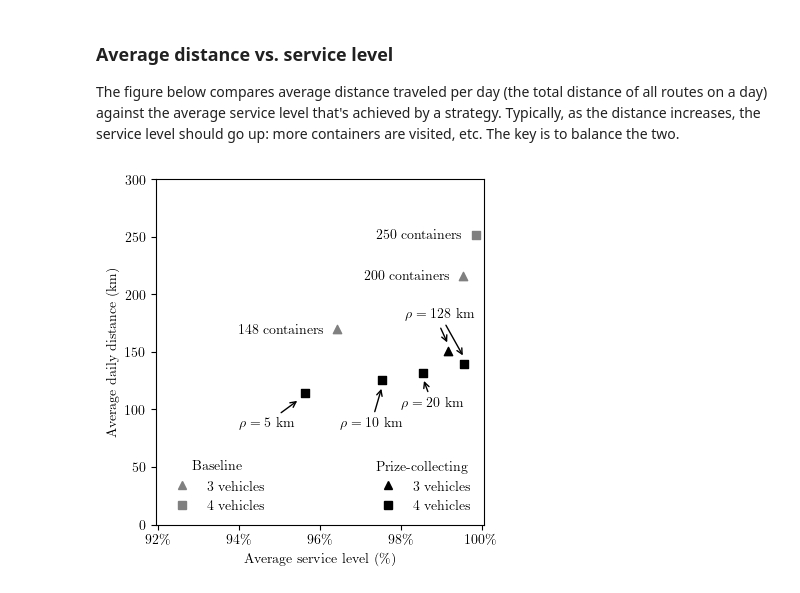
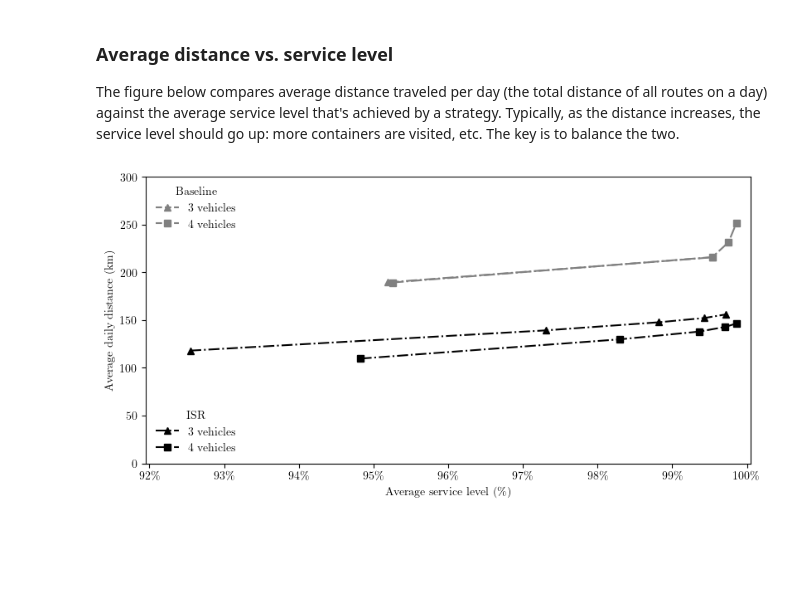
Before and after one commit to N-Wouda/Urban-Waste-Collection, a Jupyter notebook: notebooks/managerial_insights.ipynb, the cells around one changed output. Saved outputs shown, nothing was run; the diff lists cells and outputs as text; code cells hidden in the pictures; blank space fills up the shorter version.

```diff
--- a/notebooks/managerial_insights.ipynb
+++ b/notebooks/managerial_insights.ipynb
@@ -214,0 +165,12 @@ Avg fill rate     : 48.9%
+# %%
+baseline3 = load([f"out/results/baseline3_{idx}.json" for idx in range(1, 51)])
+baseline3["containers"] = np.repeat([150, 175, 200, 225, 250], 10)
+
+baseline4 = load([f"out/results/baseline4_{idx}.json" for idx in range(1, 51)])
+baseline4["containers"] = np.repeat([150, 175, 200, 225, 250], 10)
+# %%
+prize3 = load([f"out/results/prize3_{idx}.json" for idx in range(1, 51)])
+prize3["rho"] = np.repeat(np.array([4, 16, 64, 256, 1024]) * 1_000, 10)
+
+prize4 = load([f"out/results/prize4_{idx}.json" for idx in range(1, 51)])
+prize4["rho"] = np.repeat(np.array([4, 16, 64, 256, 1024]) * 1_000, 10)
@@ -274,105 +225,61 @@ The figure below compares average distance traveled per day (the total distance
 Typically, as the distance increases, the service level should go up: more containers are visited, etc.
 The key is to balance the two.
 # %%
-_, ax = plt.subplots(figsize=(4, 4), layout="constrained")
+_, ax = plt.subplots(figsize=(8, 4), layout="constrained")
 
-for idx, (data, marker) in enumerate(zip(
-    [baseline3, baseline200, baseline250],
-    ["^", "^", "s"],
-)):
-    ax.scatter(
-        x=[data.avg_service_level.mean()],
-        y=[data.avg_distance.mean()],
+for idx, (data, marker) in enumerate(zip([baseline3, baseline4], ["^", "s"])):
+    data = data[data.num_unserved_containers <= 5]
+    ax.plot(
+        data.avg_service_level.groupby(data.containers).mean(),
+        data.avg_distance.groupby(data.containers).mean(),
         marker=marker,
-        c="gray",
+        linestyle="-.",
+        c="grey",
     )
 
-for idx, (data, marker) in enumerate(zip(
-    [prize3, prize4, prize_5K, prize_10K, prize_20K],
-    ["^", "s", "s", "s", "s"],
-)):
-    ax.scatter(
-        x=[data.avg_service_level.mean()],
-        y=[data.avg_distance.mean()],
+for idx, (data, marker) in enumerate(zip([prize3, prize4], ["^", "s"])):
+    ax.plot(
+        data.avg_service_level.groupby(data.rho).mean(),
+        data.avg_distance.groupby(data.rho).mean(),
         marker=marker,
+        linestyle="-.",
         c="black",
     )
 
 ticks = mtick.FuncFormatter(lambda x, _: "{0:g}".format(x / 1_000))
 ax.yaxis.set_major_formatter(ticks)
 
 ax.xaxis.set_major_formatter(mtick.PercentFormatter(xmax=1, decimals=0))
 ax.set_xlim([0.92 - 0.0005, 1 + 0.0005])
 ax.set_ylim([0, 300_000])
 
 legend1 = plt.legend(
     [
-        Line2D([0], [0], color="gray", marker="^", linestyle=""),
-        Line2D([0], [0], color="grey", marker="s", linestyle=""),
+        Line2D([0], [0], color="grey", marker="^", linestyle="--"),
+        Line2D([0], [0], color="grey", marker="s", linestyle="--"),
     ],
     ["3 vehicles", "4 vehicles"],
     frameon=False,
     title="Baseline",
-    loc="lower left",
+    loc="upper left",
 )
 
 legend2 = plt.legend(
     [
-        Line2D([0], [0], color="black", marker="^", linestyle=""),
-        Line2D([0], [0], color="black", marker="s", linestyle=""),
+        Line2D([0], [0], color="black", marker="^", linestyle="-."),
+        Line2D([0], [0], color="black", marker="s", linestyle="-."),
     ],
     ["3 vehicles", "4 vehicles"],
     frameon=False,
-    title="Prize-collecting",
-    loc="lower right",
+    title="ISR",
+    loc="lower left",
 )
 
 plt.gca().add_artist(legend1)
 
 ax.set_xlabel("Average service level (\%)")
 ax.set_ylabel("Average daily distance (km)")
 
-# Labels explaining some of the data points in more detail. Some manual
-# offsetting is needed to make this look nice.
-ax.text(0.94, 165_000, "148 containers")
-ax.text(0.971, 212_500, "200 containers")
-ax.text(0.974, 247_500, "250 containers")
-
-xy = (
-    prize_5K.avg_service_level.mean() - 0.00125,
-    prize_5K.avg_distance.mean() - 5_000
-)
-ax.annotate("$\\rho = 5$ km", xy, xytext=(0.94, 85_000),
-            arrowprops=dict(arrowstyle="->"))
-
-xy = (
-    prize_10K.avg_service_level.mean(),
-    prize_10K.avg_distance.mean() - 5_000
-)
-ax.annotate("$\\rho = 10$ km", xy, xytext=(0.965, 85_000),
-            arrowprops=dict(arrowstyle="->"))
-
-xy = (
-    prize_20K.avg_service_level.mean(),
-    prize_20K.avg_distance.mean() - 5_000
-)
-ax.annotate("$\\rho = 20$ km", xy, xytext=(0.98, 102_500),
-            arrowprops=dict(arrowstyle="->"))
-
-xy = (
-    prize4.avg_service_level.mean(),
-    prize4.avg_distance.mean() + 5_000
-)
-ax.annotate("$\\rho = 128$ km", xy, xytext=(0.981, 180_000),
-            arrowprops=dict(arrowstyle="->"))
-
-xy = (
-    prize3.avg_service_level.mean(),
-    prize3.avg_distance.mean() + 5_000
-)
-ax.annotate("$\\rho = 128$ km", xy, xytext=(0.98, 177_500), alpha=0.0,
-            arrowprops=dict(arrowstyle="->"))
-
 plt.savefig("out/baseline_vs_prize.pdf", transparent=True)
 # %% [output]
-[figure, old version]
+[figure, new version]
```
Also changed, not shown: parts of 23 cells of this notebook, 3 other files.
